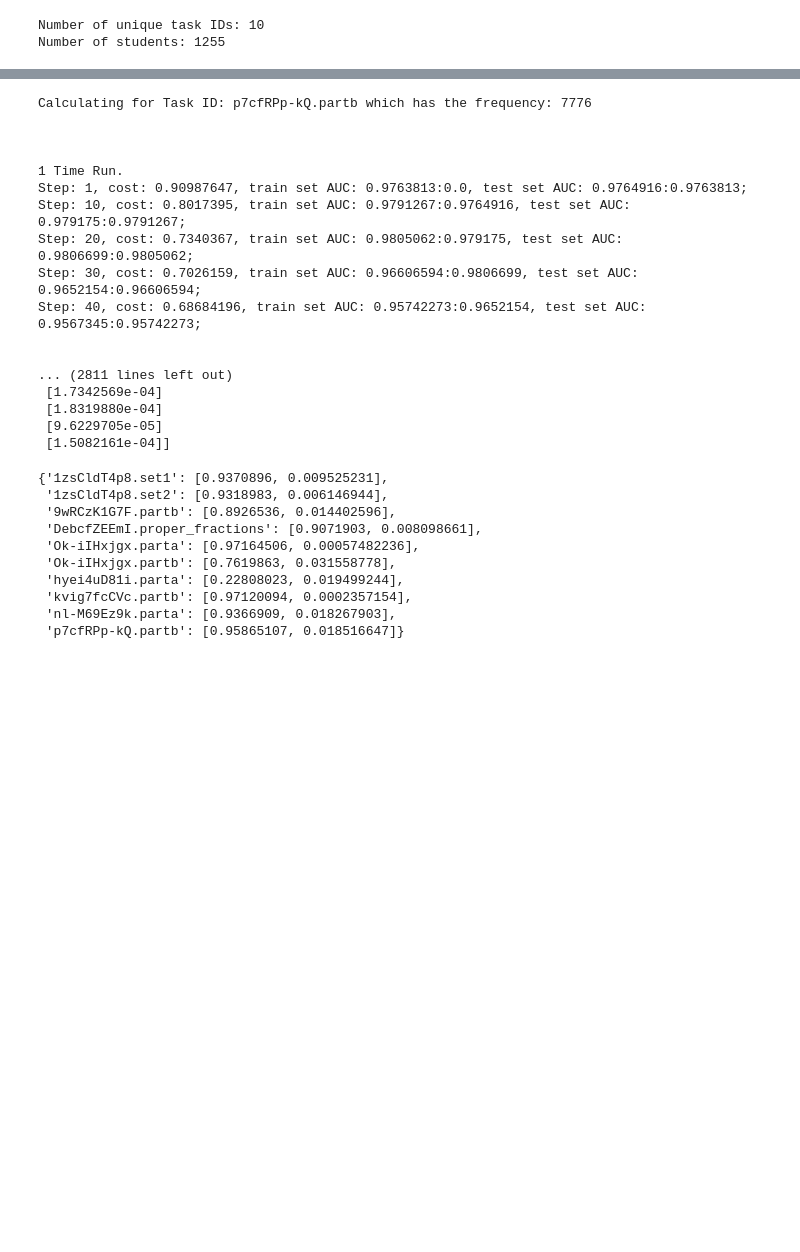
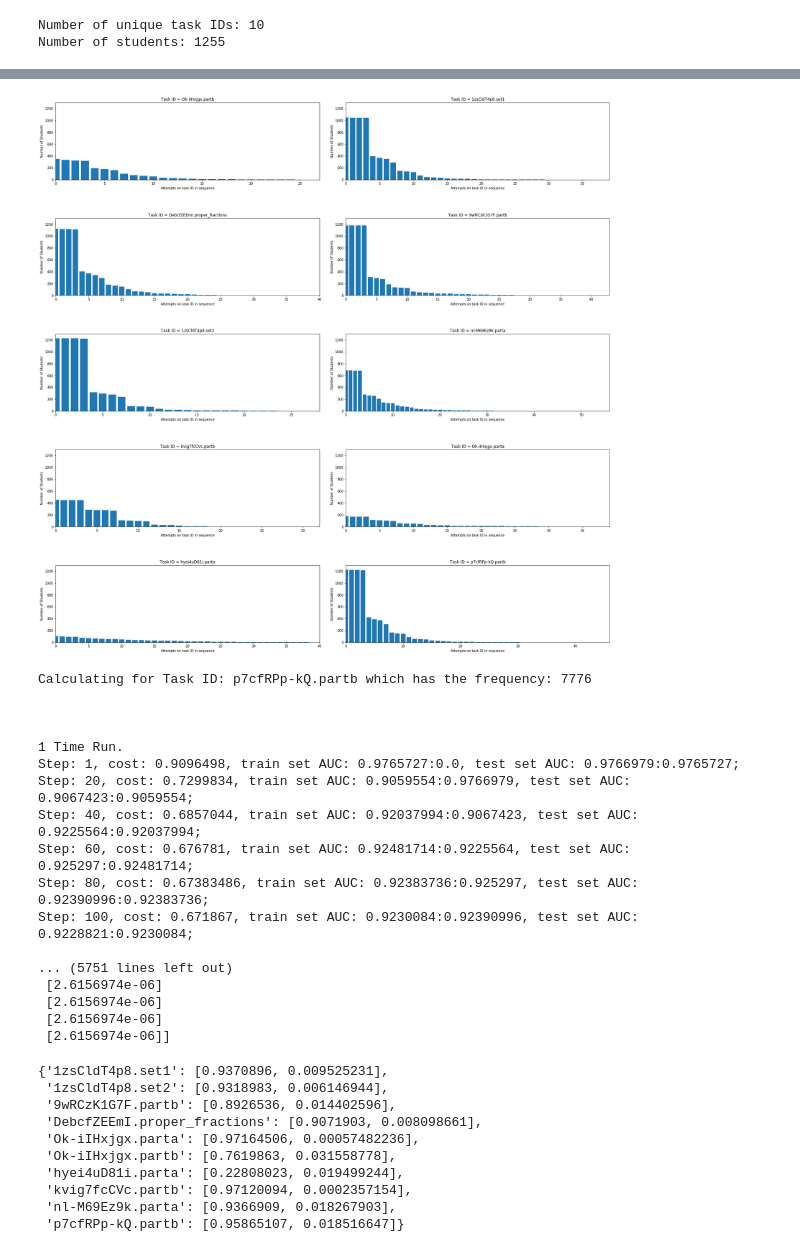
Before and after one commit to aroraakshit/deep_knowledge_tracing, a Jupyter notebook: notebooks/separate_models.ipynb, the cells around one changed output, grey strips where cells are left out. Cells and saved outputs as stored; diff of their text form; code cells hidden in the pictures; blank space fills up the shorter version.

```diff
--- a/notebooks/separate_models.ipynb
+++ b/notebooks/separate_models.ipynb
@@ -62,3 +123,20 @@ Task ID -> hyei4uD81i.parta(10) is attempted 1664 times.
+# %%
+fig, axs = plt.subplots(5,2, figsize=(30, 30), facecolor='w', edgecolor='k')
+fig.subplots_adjust(hspace = .5, wspace=0.1)
+
+axs = axs.ravel()
+
+for i,value in enumerate(another_2):
+    N = max(seqlen_tasks[value])
+    ind = np.arange(N)
+    axs[i-1].bar(ind,num_of_students[value])
+    axs[i-1].set_ylim(0,1300)
+    axs[i-1].set_xlim(0,max(seqlen_tasks[value]))
+    axs[i-1].set_xlabel("Attempts on task ID in sequence")
+    axs[i-1].set_ylabel("Number of Students")
+    axs[i-1].set_title("Task ID = "+str(value))
+# %% [output]
+[figure, added]
 # %%
 test_AUC_all_tasks = {}
 train_AUC_all_tasks = {}
@@ -99,8 +177,8 @@ for i in another_2:
     num_units = 5
     len_vector = 1
     l_rate = 0.1
-    epochs = 40
-    display_ep = 10
+    epochs = 100
+    display_ep = 20
 
     for r in range(10):
         print("\n\n"+ str(r+1) + " Time Run.")
@@ -113,7 +191,7 @@ for i in another_2:
 
         #dynamic RNN definition
         def dynamicRNN(x):
-            rnn_cell = tf.nn.rnn_cell.BasicLSTMCell(5)
+            rnn_cell = tf.nn.rnn_cell.BasicLSTMCell(num_units)
             outputs, states = tf.nn.dynamic_rnn(rnn_cell, x, dtype=tf.float32,sequence_length=seqlen_tf)
             out_size = len_vector
             outputs = tf.contrib.layers.fully_connected(outputs, out_size, activation_fn = tf.nn.sigmoid )
@@ -138,7 +216,7 @@ for i in another_2:
                     print("Step: " + str(epoch) +", cost: "+str(loss)+ ", train set AUC: " + str(trainOPTS) +":"+str(trainAUC) + ", test set AUC: "+ str(testOPTS)+":"+str(testAUC) +";")
             prediction = sess.run([pred], feed_dict={x: test_x, y: test_y, seqlen_tf: test_seqlen})
             #view_point = len(test_x) - 1
-            view_point = np.argsort(test_seqlen)[15]
+            view_point = np.argsort(test_seqlen)[-2]
             print("\n\ntrue:\n")
             print(test_x[view_point][:test_seqlen[view_point]])
             print("\n\nprediction\n")
@@ -153,18 +231,18 @@ Calculating for Task ID: p7cfRPp-kQ.partb which has the frequency: 7776
 
 
 1 Time Run.
-Step: 1, cost: 0.90987647, train set AUC: 0.9763813:0.0, test set AUC: 0.9764916:0.9763813;
-Step: 10, cost: 0.8017395, train set AUC: 0.9791267:0.9764916, test set AUC: 0.979175:0.9791267;
-Step: 20, cost: 0.7340367, train set AUC: 0.9805062:0.979175, test set AUC: 0.9806699:0.9805062;
-Step: 30, cost: 0.7026159, train set AUC: 0.96606594:0.9806699, test set AUC: 0.9652154:0.96606594;
-Step: 40, cost: 0.68684196, train set AUC: 0.95742273:0.9652154, test set AUC: 0.9567345:0.95742273;
+Step: 1, cost: 0.9096498, train set AUC: 0.9765727:0.0, test set AUC: 0.9766979:0.9765727;
+Step: 20, cost: 0.7299834, train set AUC: 0.9059554:0.9766979, test set AUC: 0.9067423:0.9059554;
+Step: 40, cost: 0.6857044, train set AUC: 0.92037994:0.9067423, test set AUC: 0.9225564:0.92037994;
+Step: 60, cost: 0.676781, train set AUC: 0.92481714:0.9225564, test set AUC: 0.925297:0.92481714;
+Step: 80, cost: 0.67383486, train set AUC: 0.92383736:0.925297, test set AUC: 0.92390996:0.92383736;
+Step: 100, cost: 0.671867, train set AUC: 0.9230084:0.92390996, test set AUC: 0.9228821:0.9230084;
 
-
-... (2811 lines left out)
- [1.7342569e-04]
- [1.8319880e-04]
- [9.6229705e-05]
- [1.5082161e-04]]
+... (5751 lines left out)
+ [2.6156974e-06]
+ [2.6156974e-06]
+ [2.6156974e-06]
+ [2.6156974e-06]]
 # %%
 pp.pprint(test_AUC_all_tasks)
 # %% [output]
```
Also changed, not shown: parts of 4 cells of this notebook, 1 other file.
